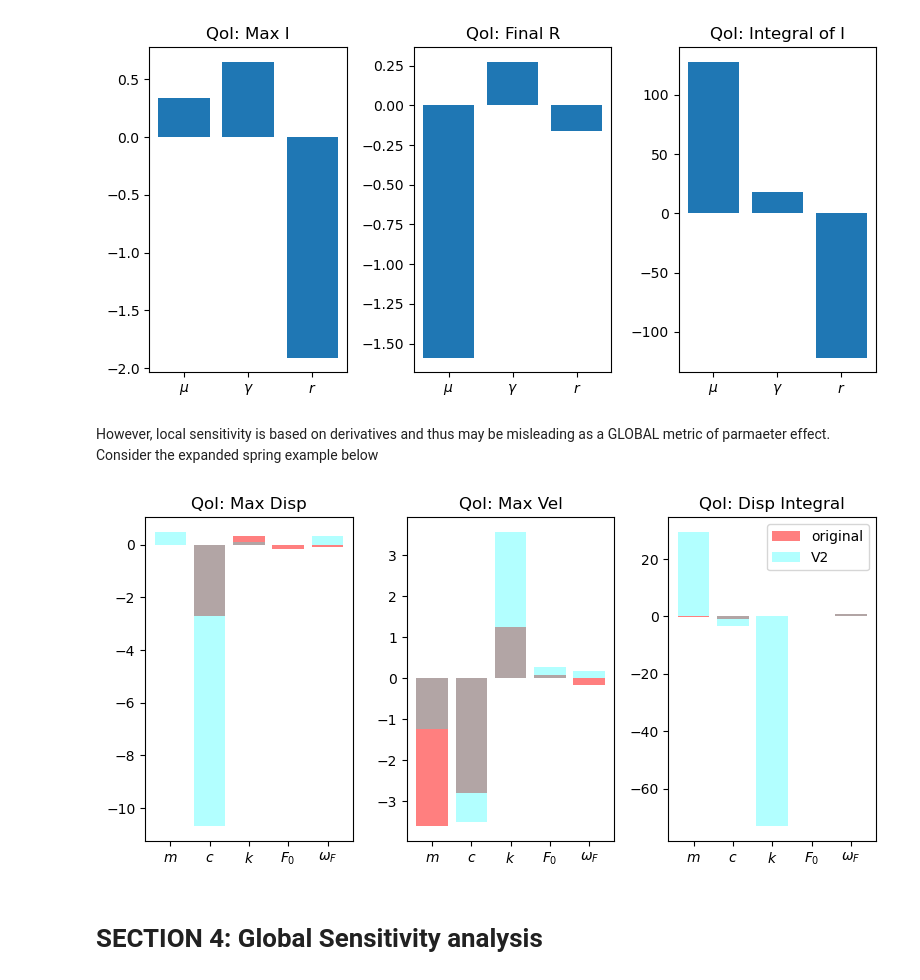
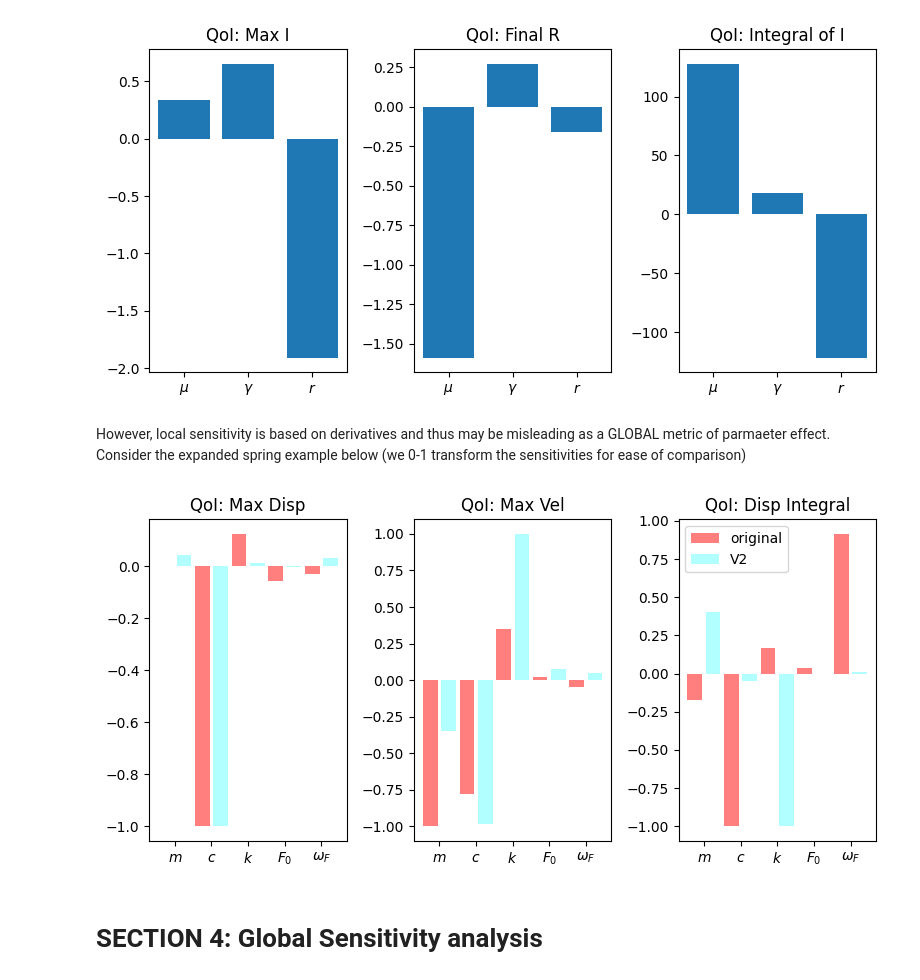
Before and after one commit to mjcolebank/IPUQDT_Seminar_USC, a Jupyter notebook: InvProb_UQ_Intro.ipynb, the cells around one changed output. Cells and saved outputs as stored; diff of their text form; code cells hidden in the pictures.

```diff
--- a/InvProb_UQ_Intro.ipynb
+++ b/InvProb_UQ_Intro.ipynb
@@ -270,45 +294,54 @@ plt.show()
 # %% [output]
 [figure]
 # %% [markdown]
-However, local sensitivity is based on derivatives and thus may be misleading as a GLOBAL metric of parmaeter effect. Consider the expanded spring example below
+However, local sensitivity is based on derivatives and thus may be misleading as a GLOBAL metric of parmaeter effect. Consider the expanded spring example below (we 0-1 transform the sensitivities for ease of comparison)
 # %%
 param_spring_V2 = [m*1,c*0.1,k*0.1,F0,omegaF]
 
 sens_spring_maxdisplacement = cent_diff(param_spring,spring_maxdisplacement,h)
 sens_spring_maxvelocity = cent_diff(param_spring,spring_maxvelocity,h)
 sens_spring_timeint = cent_diff(param_spring,spring_timeint,h)
 
+sens_spring_maxdisplacement = sens_spring_maxdisplacement/np.max(np.abs(sens_spring_maxdisplacement))
+sens_spring_maxvelocity = sens_spring_maxvelocity/np.max(np.abs(sens_spring_maxvelocity))
+sens_spring_timeint = sens_spring_timeint/np.max(np.abs(sens_spring_timeint))
+
 sens_spring_maxdisplacement_V2 = cent_diff(param_spring_V2,spring_maxdisplacement,h)
 sens_spring_maxvelocity_V2 = cent_diff(param_spring_V2,spring_maxvelocity,h)
 sens_spring_timeint_V2 = cent_diff(param_spring_V2,spring_timeint,h)
 
+sens_spring_maxdisplacement_V2 = sens_spring_maxdisplacement_V2/np.max(np.abs(sens_spring_maxdisplacement_V2))
+sens_spring_maxvelocity_V2 = sens_spring_maxvelocity_V2/np.max(np.abs(sens_spring_maxvelocity_V2))
+sens_spring_timeint_V2 = sens_spring_timeint_V2/np.max(np.abs(sens_spring_timeint_V2))
+
+
 spring_param_names = ['$m$','$c$','$k$','$F_0$','$\\omega_F$']
-x_marks = np.arange(5)
+x_marks = np.array((0,2,4,6,8))
+x_marks2 = x_marks+1.0
 
 plt.figure(figsize=(8,4))
 plt.subplot(1,3,1)
 plt.bar(x_marks,sens_spring_maxdisplacement.flatten(),alpha=0.5,color='red')
-plt.bar(x_marks,sens_spring_maxdisplacement_V2.flatten(),alpha=0.3,color='cyan')
-plt.xticks(np.arange(5),labels=spring_param_names)
+plt.bar(x_marks2,sens_spring_maxdisplacement_V2.flatten(),alpha=0.3,color='cyan')
+plt.xticks(x_marks+0.5,labels=spring_param_names)
 plt.title('QoI: Max Disp')
 
 plt.subplot(1,3,2)
 plt.bar(x_marks,sens_spring_maxvelocity.flatten(),alpha=0.5,color='red')
-plt.bar(x_marks,sens_spring_maxvelocity_V2.flatten(),alpha=0.3,color='cyan')
-plt.xticks(np.arange(5),labels=spring_param_names)
+plt.bar(x_marks2,sens_spring_maxvelocity_V2.flatten(),alpha=0.3,color='cyan')
+plt.xticks(x_marks+0.5,labels=spring_param_names)
 plt.title('QoI: Max Vel')
 
 plt.subplot(1,3,3)
 plt.bar(x_marks,sens_spring_timeint.flatten(),alpha=0.5,color='red',label='original')
-plt.bar(x_marks,sens_spring_timeint_V2.flatten(),alpha=0.3,color='cyan',label='V2')
-
-plt.xticks(np.arange(5),labels=spring_param_names)
+plt.bar(x_marks2,sens_spring_timeint_V2.flatten(),alpha=0.3,color='cyan',label='V2')
+plt.xticks(x_marks+0.5,labels=spring_param_names)
 plt.title('QoI: Disp Integral')
 plt.legend()
 plt.tight_layout()
 plt.show()
 # %% [output]
-[figure, old version]
+[figure, new version]
 # %% [markdown]
 # SECTION 4: Global Sensitivity analysis
 # %% [markdown]
```
Also changed, not shown: parts of 33 cells of this notebook.
